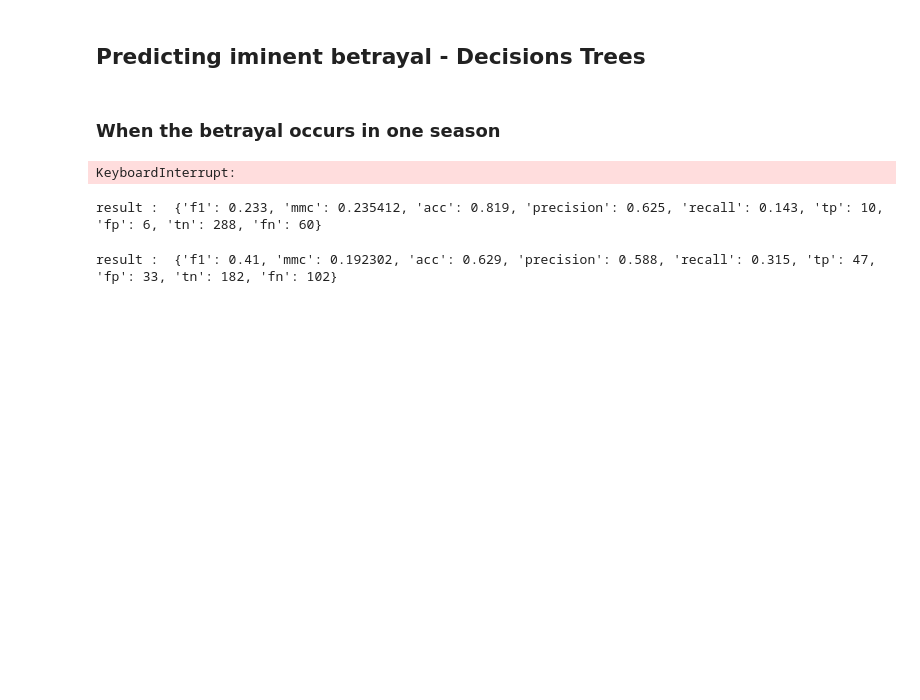
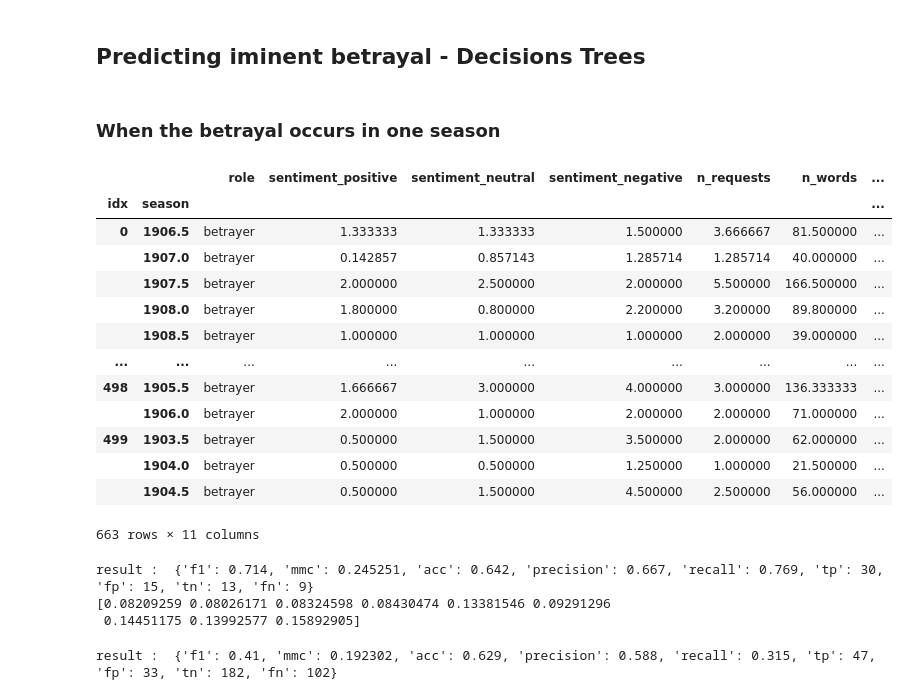
Before and after one commit to epfl-ada/ada-2020-project-milestone-p3-p3_atadata, a Jupyter notebook: Notebook.ipynb, the cells around one changed output. Cells and saved outputs as stored; diff of their text form; code cells hidden in the pictures; blank space fills up the shorter version.

Commit message:
Add deltas features

```diff
--- a/Notebook.ipynb
+++ b/Notebook.ipynb
@@ -513,38 +514,67 @@ data_2 = df[df['betrayal'] == True].copy()
 
 X, Y = data_2[['sentiment_positive', 'sentiment_neutral', 'sentiment_negative', 'n_requests', 'n_words',
                'n_sentences', 'politeness']].values, (data_2['season_before_betrayal'].values == 1).astype(np.int)
-# %%
-from sklearn.model_selection import train_test_split, GridSearchCV
-from sklearn.ensemble import RandomForestClassifier
-from sklearn.metrics import f1_score, make_scorer
-
-x_train, x_test, y_train, y_test = train_test_split(X, Y, test_size=0.10, random_state=42)
-x_train_nor, x_test_nor = normalize(x_train), normalize(x_test)
-
-param_grid = {'n_estimators': range(10, 1000, 10), 'max_depth': range(1, 4)}
-grid_search = GridSearchCV(RandomForestClassifier(class_weight=class_weights), param_grid, cv=5, scoring=make_scorer(f1_score))
-grid_search.fit(x_train_nor, y_train)
-# %% [output]
-KeyboardInterrupt:
+# %%
+# Add the difference of politeness between two players
+
+data_2 = df[df['betrayal'] == True][['sentiment_positive', 'sentiment_neutral', 'sentiment_negative', 'n_requests', 'n_words',
+               'n_sentences', 'politeness', 'season_before_betrayal', 'role']].copy()
+
+data_2_roles = data_2.groupby(by=['idx', 'season', 'role']).mean().reset_index()
+
+delta_roles = data_2_roles.groupby(by=['idx', 'season']).apply(lambda x: pd.Series({
+    'delta_role': (x[x['role'] == 'betrayer']['politeness'].values - x[x['role'] == 'victim']['politeness'].values).item()
+})).reset_index()
+
+data_2_roles = data_2_roles[data_2_roles['role'] == 'betrayer'].set_index(['idx', 'season']).join(delta_roles.set_index(['idx', 'season']))
+# %%
+data_2_time = data_2[data_2['role'] == 'betrayer'].groupby(['idx', 'season']).mean().reset_index()
+data_2_time.head(10)
+data_2_time = data_2_time.groupby(['idx']).apply(lambda x: pd.Series({
+    'delta_time': x['politeness'].values - np.append(0, x['politeness'].values[:-1])
+}))
+
+delta_time_list = list()
+for dt in data_2_time['delta_time']:
+    delta_time_list = np.append(delta_time_list, dt)
+data_2_roles['delta_time'] = delta_time_list
+
+data_2_roles
+# %% [output]
+|  |  | role | sentiment_positive | sentiment_neutral | sentiment_negative | n_requests | n_words | ... |
+| idx | season |  |  |  |  |  |  | ... |
+| 0 | 1906.5 | betrayer | 1.333333 | 1.333333 | 1.500000 | 3.666667 | 81.500000 | ... |
+|  | 1907.0 | betrayer | 0.142857 | 0.857143 | 1.285714 | 1.285714 | 40.000000 | ... |
+|  | 1907.5 | betrayer | 2.000000 | 2.500000 | 2.000000 | 5.500000 | 166.500000 | ... |
+|  | 1908.0 | betrayer | 1.800000 | 0.800000 | 2.200000 | 3.200000 | 89.800000 | ... |
+|  | 1908.5 | betrayer | 1.000000 | 1.000000 | 1.000000 | 2.000000 | 39.000000 | ... |
+| ... | ... | ... | ... | ... | ... | ... | ... | ... |
+| 498 | 1905.5 | betrayer | 1.666667 | 3.000000 | 4.000000 | 3.000000 | 136.333333 | ... |
+|  | 1906.0 | betrayer | 2.000000 | 1.000000 | 2.000000 | 2.000000 | 71.000000 | ... |
+| 499 | 1903.5 | betrayer | 0.500000 | 1.500000 | 3.500000 | 2.000000 | 62.000000 | ... |
+|  | 1904.0 | betrayer | 0.500000 | 0.500000 | 1.250000 | 1.000000 | 21.500000 | ... |
+|  | 1904.5 | betrayer | 0.500000 | 1.500000 | 4.500000 | 2.500000 | 56.000000 | ... |
+663 rows × 11 columns
 # %%
 from sklearn.ensemble import RandomForestClassifier
 
-data_2 = df[df['betrayal'] == True].copy()
-
-X, Y = data_2[['sentiment_positive', 'sentiment_neutral', 'sentiment_negative', 'n_requests', 'n_words',
-               'n_sentences', 'politeness']].values, (data_2['season_before_betrayal'].values == 1).astype(np.int)
+X, Y = data_2_roles[['sentiment_positive', 'sentiment_neutral', 'sentiment_negative', 'n_requests', 'n_words',
+               'n_sentences', 'politeness', 'delta_role', 'delta_time']].values, (data_2_roles['season_before_betrayal'].values <= 3).astype(np.int)
 
 x_train, x_test, y_train, y_test = train_test_split(X, Y, test_size=0.10, random_state=42)
 x_train_nor, x_test_nor = normalize(x_train), normalize(x_test)
 
-clf = RandomForestClassifier(n_estimators=10000, class_weight=class_weights)
+clf = RandomForestClassifier(n_estimators=10000)
 clf.fit(x_train_nor, y_train)
 
 y_pred = clf.predict(x_test_nor)
 
 print('result : ', evaluate_model(y_test, y_pred))
+print(clf.feature_importances_)
 # %% [output]
-result :  {'f1': 0.233, 'mmc': 0.235412, 'acc': 0.819, 'precision': 0.625, 'recall': 0.143, 'tp': 10, 'fp': 6, 'tn': 288, 'fn': 60}
+result :  {'f1': 0.714, 'mmc': 0.245251, 'acc': 0.642, 'precision': 0.667, 'recall': 0.769, 'tp': 30, 'fp': 15, 'tn': 13, 'fn': 9}
+[0.08209259 0.08026171 0.08324598 0.08430474 0.13381546 0.09291296
+ 0.14451175 0.13992577 0.15892905]
 # %%
 X, Y = data_2[['sentiment_positive', 'sentiment_neutral', 'sentiment_negative', 'n_requests', 'n_words',
                'n_sentences', 'politeness']].values, (data_2['season_before_betrayal'].values <= 2).astype(np.int)
```
Also changed, not shown: parts of 1 cell of this notebook.
